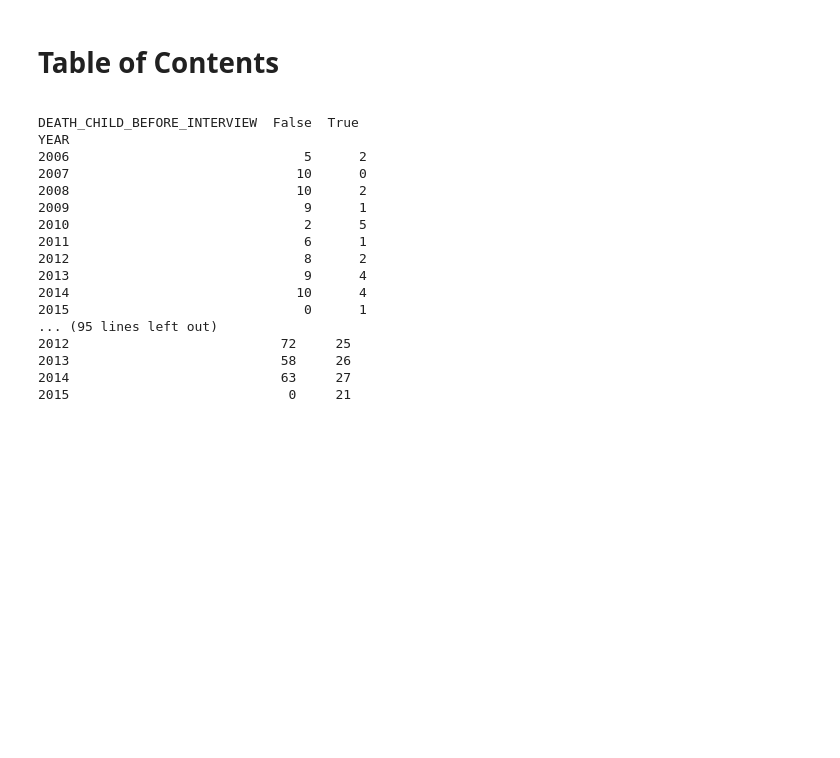
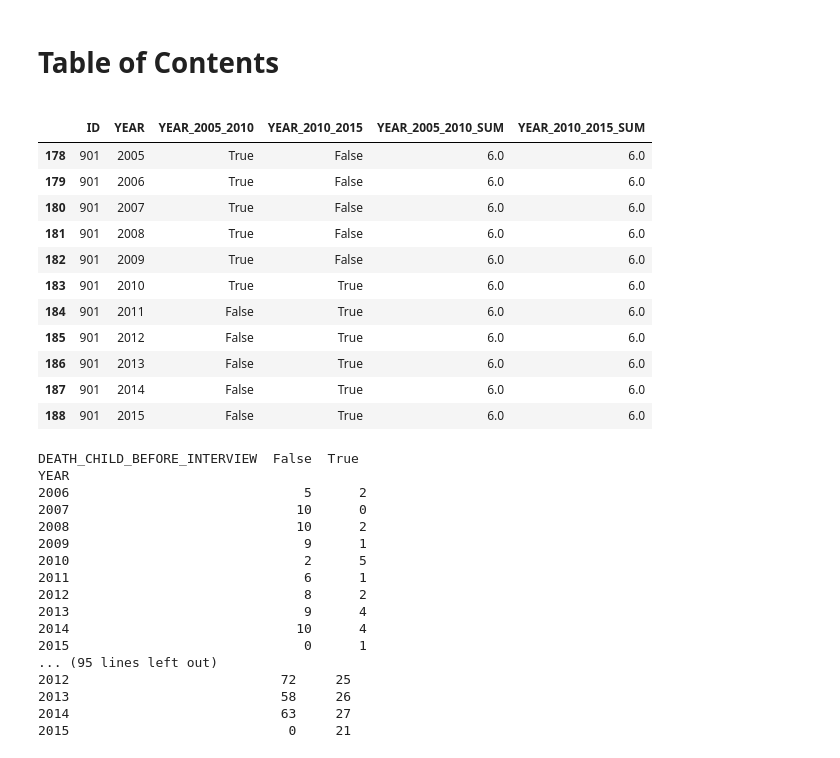
Before and after one commit to tobiasraabe/loc, a Jupyter notebook: src/exploration/explore_panel_inspection.ipynb, the cells around one changed output. Drawn from its saved outputs; the diff is of its cells as text; code cells hidden in the pictures; blank space fills up the shorter version.

```diff
--- a/src/exploration/explore_panel_inspection.ipynb
+++ b/src/exploration/explore_panel_inspection.ipynb
@@ -16,6 +16,21 @@ def inspect(df, event, row_cond=None):
         return df.loc[row_cond, ['ID', 'YEAR'] + related_columns]
 # %%
 df = pd.read_pickle('../../bld/out/data/panel_inspection.pkl')
+# %%
+df.loc[df.ID == 901, ['ID', 'YEAR', 'YEAR_2005_2010', 'YEAR_2010_2015', 'YEAR_2005_2010_SUM', 'YEAR_2010_2015_SUM']]
+# %% [output]
+|  | ID | YEAR | YEAR_2005_2010 | YEAR_2010_2015 | YEAR_2005_2010_SUM | YEAR_2010_2015_SUM |
+| 178 | 901 | 2005 | True | False | 6.0 | 6.0 |
+| 179 | 901 | 2006 | True | False | 6.0 | 6.0 |
+| 180 | 901 | 2007 | True | False | 6.0 | 6.0 |
+| 181 | 901 | 2008 | True | False | 6.0 | 6.0 |
+| 182 | 901 | 2009 | True | False | 6.0 | 6.0 |
+| 183 | 901 | 2010 | True | True | 6.0 | 6.0 |
+| 184 | 901 | 2011 | False | True | 6.0 | 6.0 |
+| 185 | 901 | 2012 | False | True | 6.0 | 6.0 |
+| 186 | 901 | 2013 | False | True | 6.0 | 6.0 |
+| 187 | 901 | 2014 | False | True | 6.0 | 6.0 |
+| 188 | 901 | 2015 | False | True | 6.0 | 6.0 |
 # %%
 for event in EVENT_VARIABLES:
     print(pd.crosstab(df.YEAR, df[event + '_BEFORE_INTERVIEW']))
```
Also changed, not shown: 6 other files.
